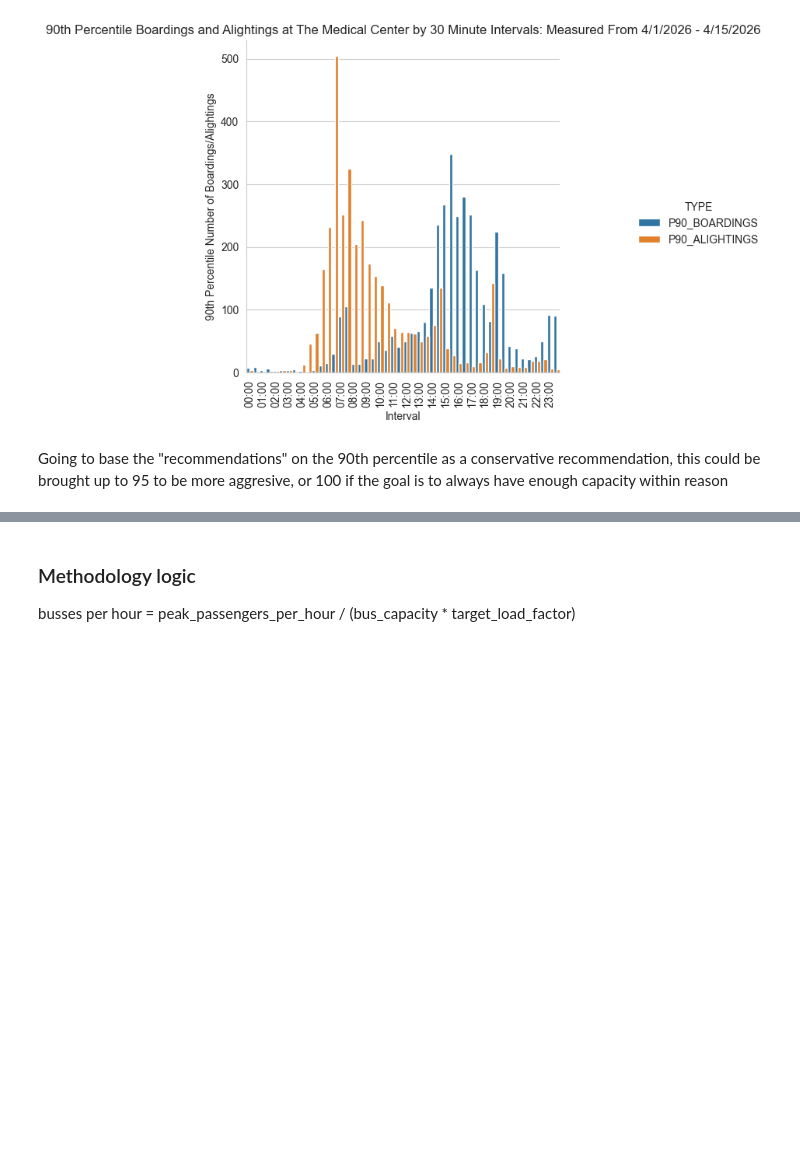
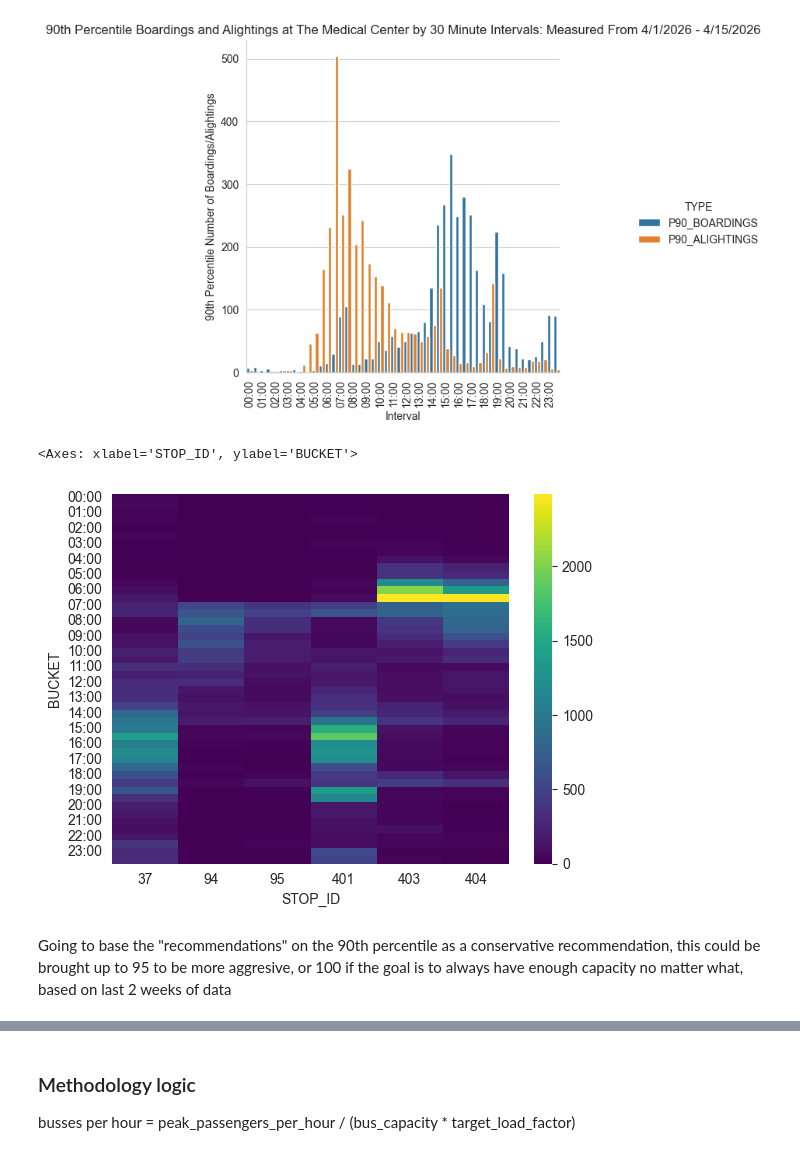
Before and after one commit to morgan1461/WMC-dashboard, a Jupyter notebook: analysis_notebooks/med_center_peak_analysis.ipynb, the cells around one changed output, grey strips where cells are left out. Drawn from its saved outputs; the diff is of its cells as text; code cells hidden in the pictures; blank space fills up the shorter version.

```diff
--- a/analysis_notebooks/med_center_peak_analysis.ipynb
+++ b/analysis_notebooks/med_center_peak_analysis.ipynb
@@ -363,8 +345,28 @@ plt.show()
 # %% [output]
 [figure]
 [figure]
+# %%
+# go back and include the carmack stops too to get a more complete picture of the passenger flow through the medical center
+temp = apr_mc_df[['DATE', 'ARRIVAL', 'STOP_ID', 'BOARDINGS', 'ALIGHTINGS']]
+
+# combine date and arrival time to single col
+temp['TIME'] = pd.to_datetime(temp['DATE'].astype(str) + ' ' + temp['ARRIVAL'].dt.time.astype(str))
+
+temp.drop(['ARRIVAL'], axis=1, inplace=True)
+
+# true 30 min buckets to determine peak periods
+temp['BUCKET'] = temp['TIME'].dt.floor('30min').dt.strftime('%H:%M')
+
+total_mc_df = temp.copy()
+
+# Create a heatmap of boardings by stop and 30-min bucket
+heatmap_data = total_mc_df.pivot_table(index='BUCKET', columns='STOP_ID', values='BOARDINGS', aggfunc='sum').fillna(0)
+sns.heatmap(heatmap_data, cmap='viridis')
+# %% [output]
+<Axes: xlabel='STOP_ID', ylabel='BUCKET'>
+[figure, added]
 # %% [markdown]
-Going to base the "recommendations" on the 90th percentile as a conservative recommendation, this could be brought up to 95 to be more aggresive, or 100 if the goal is to always have enough capacity within reason
+Going to base the "recommendations" on the 90th percentile as a conservative recommendation, this could be brought up to 95 to be more aggresive, or 100 if the goal is to always have enough capacity no matter what, based on last 2 weeks of data
 # %%
 # theoretical numbers
 BUS_CAPACITY = 60 # from previous data it seems around 60 people will wait for the next bus
```
Also changed, not shown: parts of 1 cell of this notebook, 1 other file.
